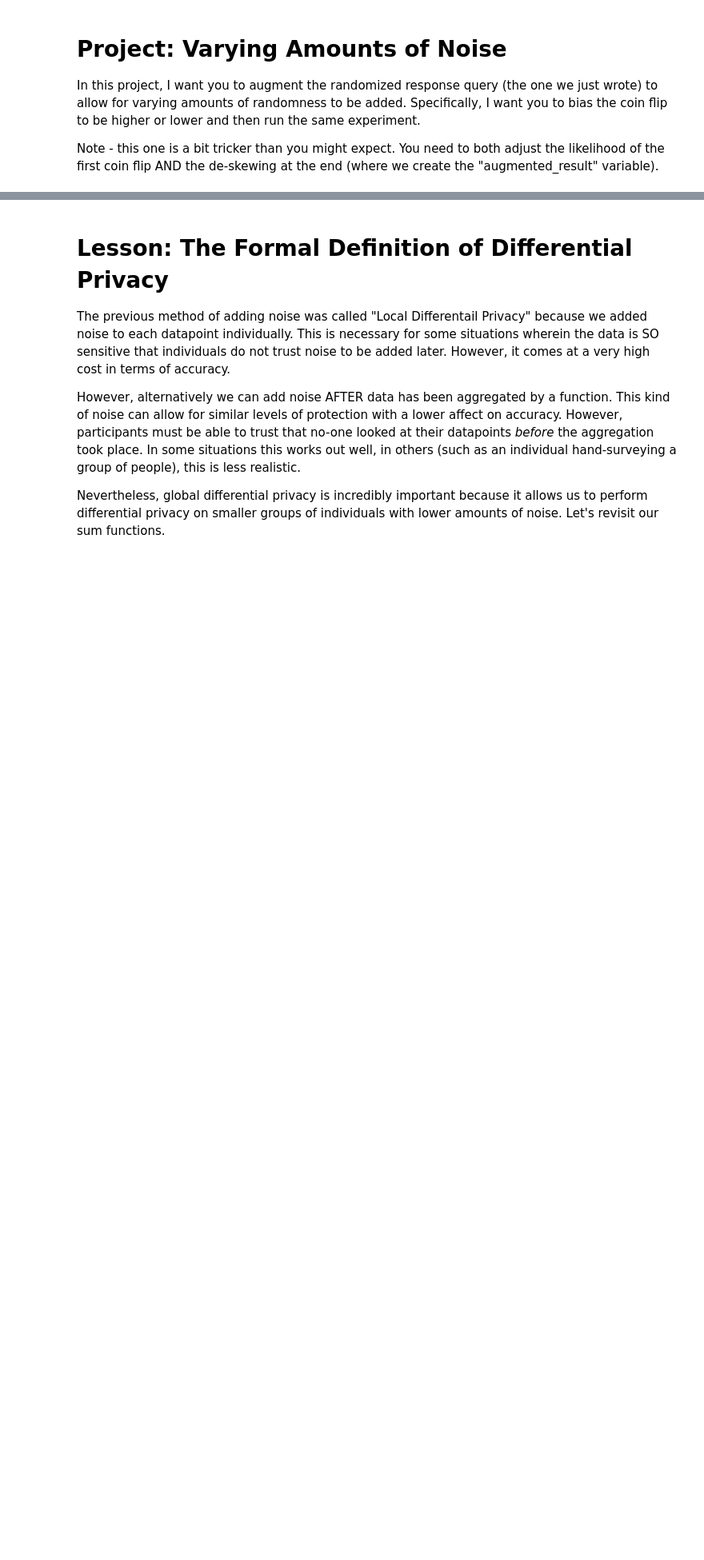
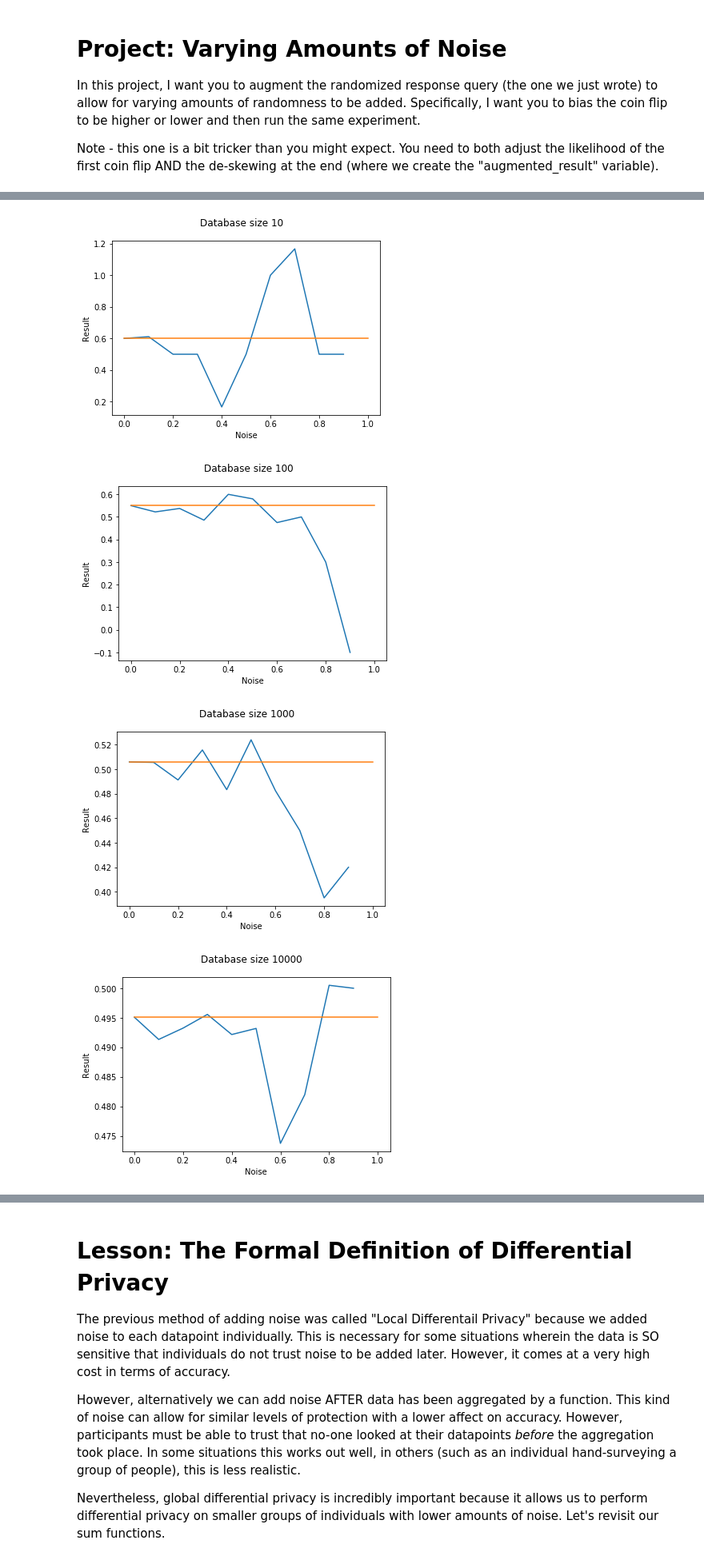
Before and after one commit to ElenaKutanov/60daysofudacity, a Jupyter notebook: Section 1 - Differential Privacy.ipynb, the cells around one changed output, grey strips where cells are left out. Shown at 80% size. Saved outputs shown, nothing was run; the diff lists cells and outputs as text; code cells hidden in the pictures; blank space fills up the shorter version.

Commit message:
Day 20
Project 5.5: Varying Amounts of Noise update

```diff
--- a/Section 1 - Differential Privacy.ipynb
+++ b/Section 1 - Differential Privacy.ipynb
@@ -253,0 +254,21 @@ for s in db_size:
+# %%
+import matplotlib.pyplot as plt
+import numpy as np
+
+for s in db_size:
+    db, _ = create_db_and_parallels(s)
+    plt.suptitle('Database size ' + str(s))
+
+    y = []
+    for n in np.arange(0, 1.1, 0.1):
+        y.append(query(db, n))
+
+    plt.plot(list(np.arange(0, 1.1, 0.1)), y)
+    plt.ylabel('Result')
+    plt.xlabel('Noise')
+    plt.show()
+# %% [output]
+[figure, added]
+[figure, added]
+[figure, added]
+[figure, added]
```
Also changed, not shown: parts of 10 cells of this notebook.
